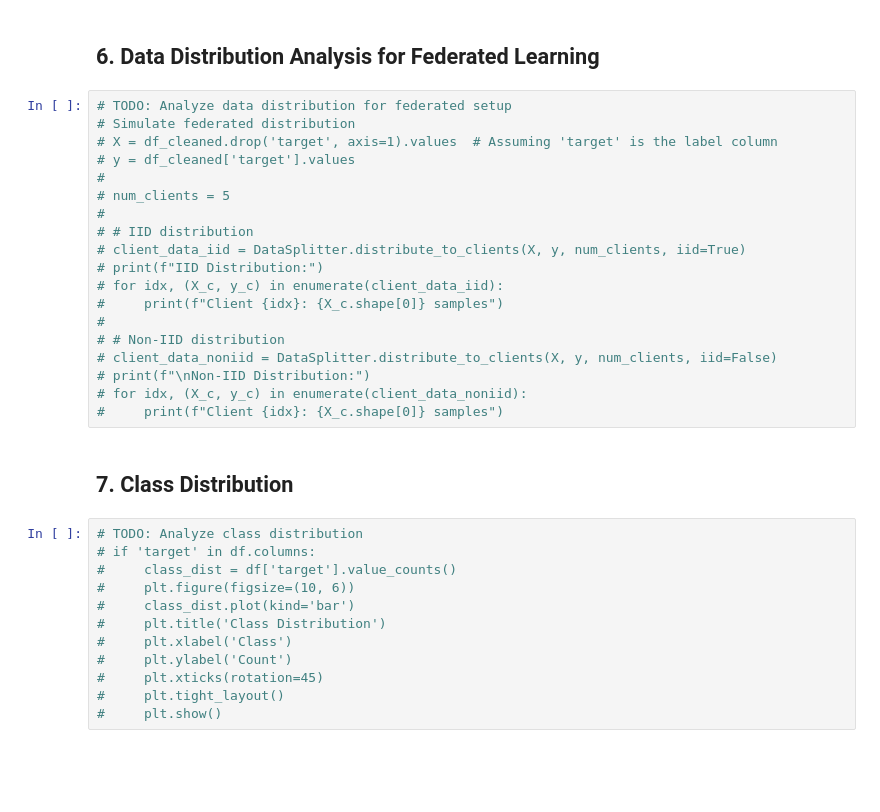
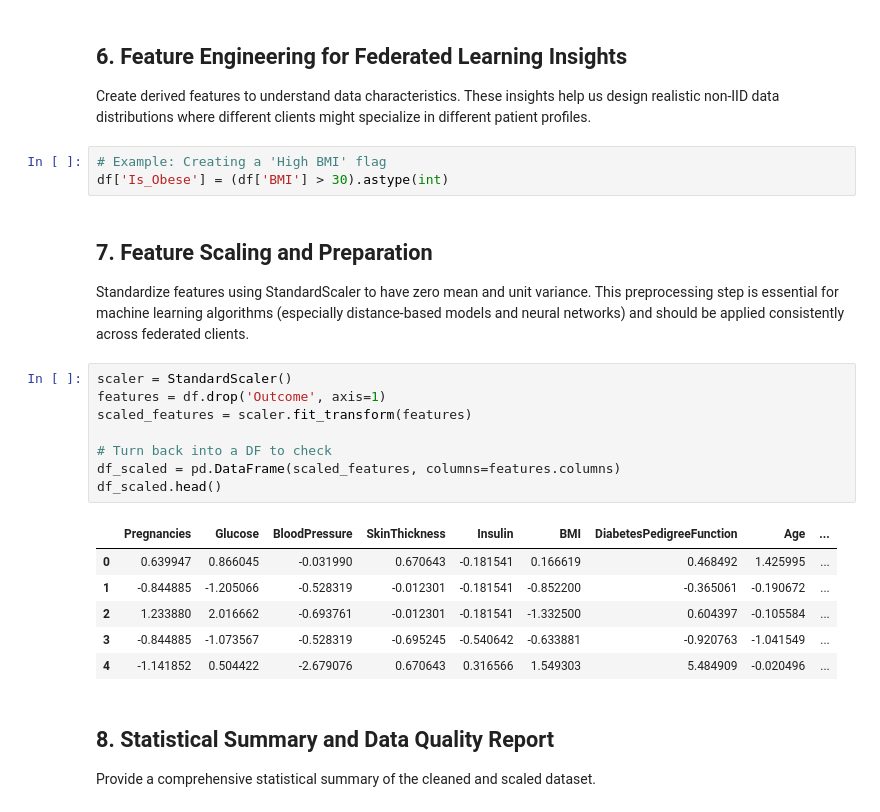
Before and after one commit to RaiyanJiyon/federated-healthcare-ml, a Jupyter notebook: notebooks/exploration.ipynb, the cells around one changed output. Cells and saved outputs as stored; diff of their text form; blank space fills up the shorter version.

```diff
--- a/notebooks/exploration.ipynb
+++ b/notebooks/exploration.ipynb
@@ -80,35 +74,30 @@ loader = DataLoader("../data/raw")
 # %% [markdown]
-## 6. Data Distribution Analysis for Federated Learning
+## 6. Feature Engineering for Federated Learning Insights
+
+Create derived features to understand data characteristics. These insights help us design realistic non-IID data distributions where different clients might specialize in different patient profiles.
 # %%
-# TODO: Analyze data distribution for federated setup
-# Simulate federated distribution
-# X = df_cleaned.drop('target', axis=1).values  # Assuming 'target' is the label column
-# y = df_cleaned['target'].values
-#
-# num_clients = 5
-#
-# # IID distribution
-# client_data_iid = DataSplitter.distribute_to_clients(X, y, num_clients, iid=True)
-# print(f"IID Distribution:")
-# for idx, (X_c, y_c) in enumerate(client_data_iid):
-#     print(f"Client {idx}: {X_c.shape[0]} samples")
-#
-# # Non-IID distribution
-# client_data_noniid = DataSplitter.distribute_to_clients(X, y, num_clients, iid=False)
-# print(f"\nNon-IID Distribution:")
-# for idx, (X_c, y_c) in enumerate(client_data_noniid):
-#     print(f"Client {idx}: {X_c.shape[0]} samples")
+# Example: Creating a 'High BMI' flag
+df['Is_Obese'] = (df['BMI'] > 30).astype(int)
 # %% [markdown]
-## 7. Class Distribution
+## 7. Feature Scaling and Preparation
+
+Standardize features using StandardScaler to have zero mean and unit variance. This preprocessing step is essential for machine learning algorithms (especially distance-based models and neural networks) and should be applied consistently across federated clients.
 # %%
-# TODO: Analyze class distribution
-# if 'target' in df.columns:
-#     class_dist = df['target'].value_counts()
-#     plt.figure(figsize=(10, 6))
-#     class_dist.plot(kind='bar')
-#     plt.title('Class Distribution')
-#     plt.xlabel('Class')
-#     plt.ylabel('Count')
-#     plt.xticks(rotation=45)
-#     plt.tight_layout()
-#     plt.show()
+scaler = StandardScaler()
+features = df.drop('Outcome', axis=1)
+scaled_features = scaler.fit_transform(features)
+
+# Turn back into a DF to check
+df_scaled = pd.DataFrame(scaled_features, columns=features.columns)
+df_scaled.head()
+# %% [output]
+|  | Pregnancies | Glucose | BloodPressure | SkinThickness | Insulin | BMI | DiabetesPedigreeFunction | Age | ... |
+| 0 | 0.639947 | 0.866045 | -0.031990 | 0.670643 | -0.181541 | 0.166619 | 0.468492 | 1.425995 | ... |
+| 1 | -0.844885 | -1.205066 | -0.528319 | -0.012301 | -0.181541 | -0.852200 | -0.365061 | -0.190672 | ... |
+| 2 | 1.233880 | 2.016662 | -0.693761 | -0.012301 | -0.181541 | -1.332500 | 0.604397 | -0.105584 | ... |
+| 3 | -0.844885 | -1.073567 | -0.528319 | -0.695245 | -0.540642 | -0.633881 | -0.920763 | -1.041549 | ... |
+| 4 | -1.141852 | 0.504422 | -2.679076 | 0.670643 | 0.316566 | 1.549303 | 5.484909 | -0.020496 | ... |
+# %% [markdown]
+## 8. Statistical Summary and Data Quality Report
+
+Provide a comprehensive statistical summary of the cleaned and scaled dataset.
```
Also changed, not shown: parts of 18 cells of this notebook.
